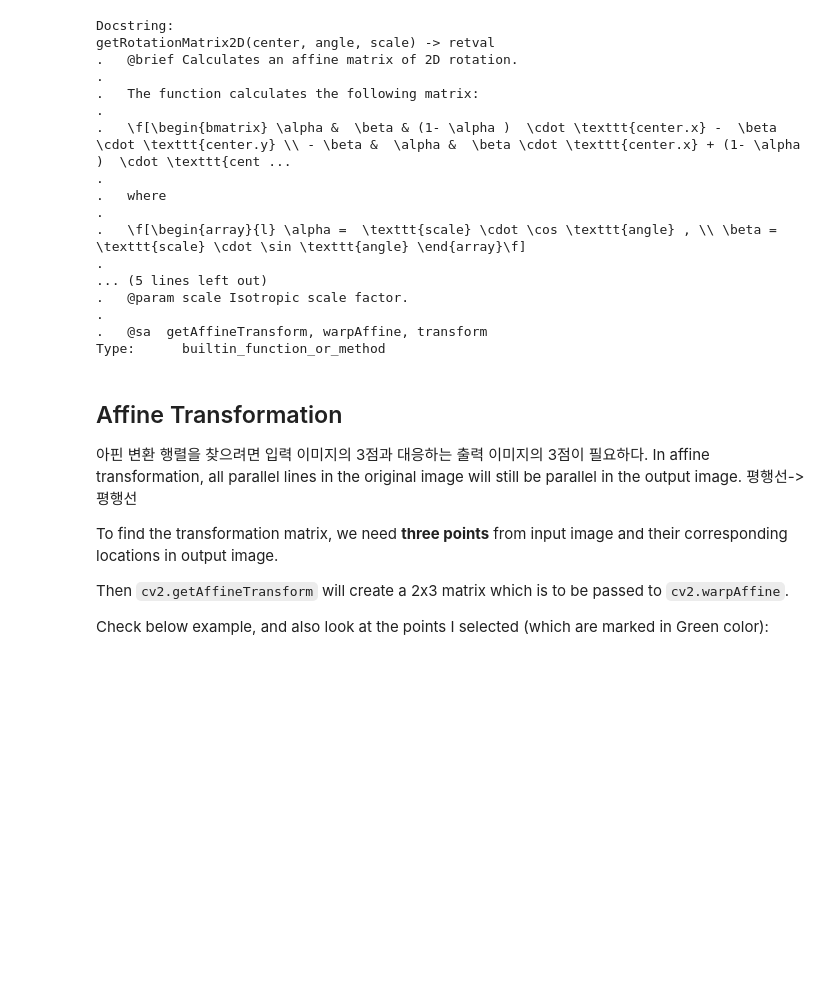
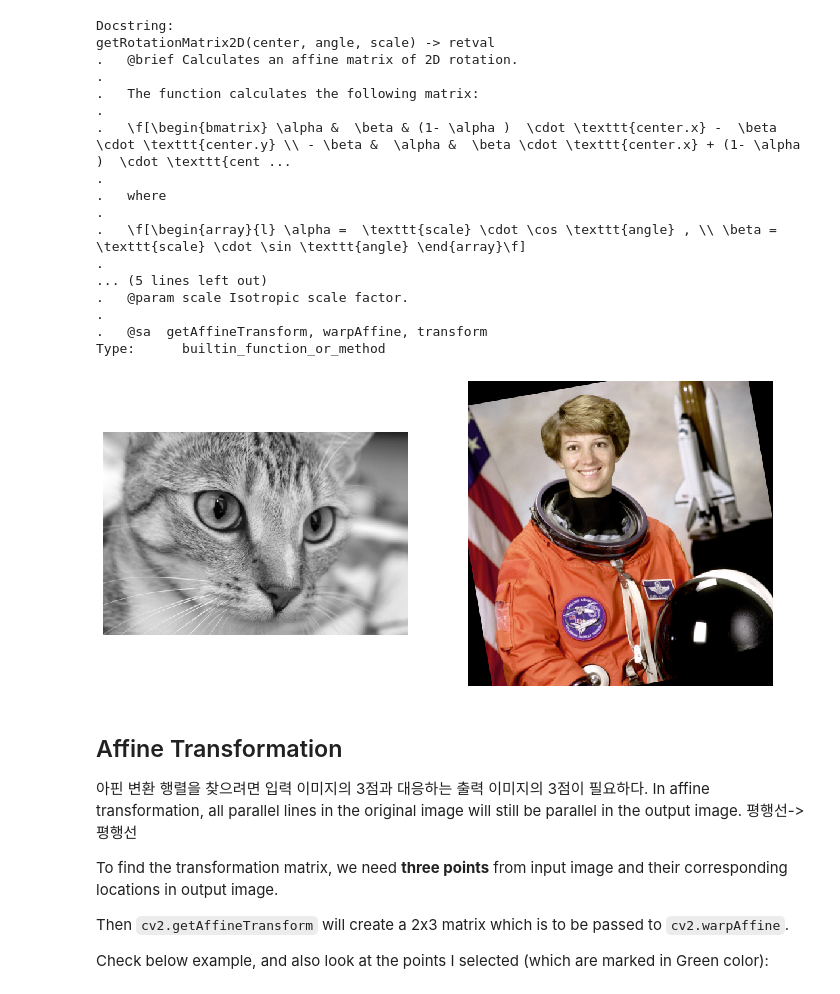
Before and after one commit to DAHYUN-HAN/image_processing, a Jupyter notebook: addition/02_03_Geometric Transformations of Images.ipynb, the cells around one changed output. Drawn from its saved outputs; the diff is of its cells as text; code cells hidden in the pictures; blank space fills up the shorter version.

```diff
--- a/addition/02_03_Geometric Transformations of Images.ipynb
+++ b/addition/02_03_Geometric Transformations of Images.ipynb
@@ -253,7 +308,7 @@ getRotationMatrix2D(center, angle, scale) -> retval
 .   @sa  getAffineTransform, warpAffine, transform
 Type:      builtin_function_or_method
 # %%
-# img = cv2.imread('cat_cv.tif',0)
+img = cv2.imread('cat_cv.tif',0)
 rows,cols = img.shape # there is no channel
 
 M = cv2.getRotationMatrix2D((cols/2,rows/2),90,1)
@@ -268,6 +323,34 @@ cv2.imshow('original img', img)
 cv2.imshow('img',dst)
 cv2.waitKey(0)
 cv2.destroyAllWindows()
+# %%
+def custom_rotate(tempimg, x):
+    if len(tempimg.shape) == 3 : #for color image
+        rows, cols,_=tempimg.shape
+    else: #for grayscale image
+        rows,cols = tempimg.shape # there is no channel
+    #------------------------------------
+    # getRotationMatrix2D
+    # the rotation center is given by Tupple.
+    # (center.x cneter.y), rotation degree, scale
+    M = cv2.getRotationMatrix2D((cols/2,rows/2),x,1)
+    tempdst = cv2.warpAffine(tempimg,M,(cols,rows))
+    return tempdst
+
+img = cv2.imread('cat_cv.tif',0)
+img2 = data.astronaut()
+dst = custom_rotate(img2, 10)
+
+# cv2.imshow('img',dst)
+# cv2.waitKey(0)
+# cv2.destroyAllWindows()
+
+plt.figure(figsize=(12,12))
+plt.subplot(121); plt.imshow(img, cmap='gray'), plt.axis('off')
+plt.subplot(122); plt.imshow(dst, cmap='gray'), plt.axis('off')
+plt.show()
+# %% [output]
+[figure, added]
 # %% [markdown]
 ## Affine Transformation
 아핀 변환 행렬을 찾으려면 입력 이미지의 3점과 대응하는 출력 이미지의 3점이 필요하다.
```
Also changed, not shown: parts of 13 cells of this notebook.
